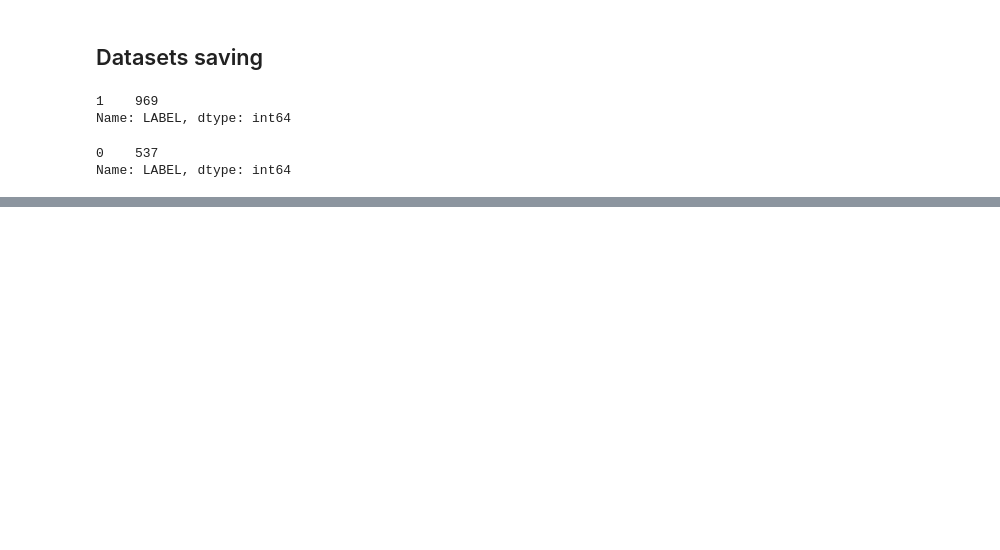
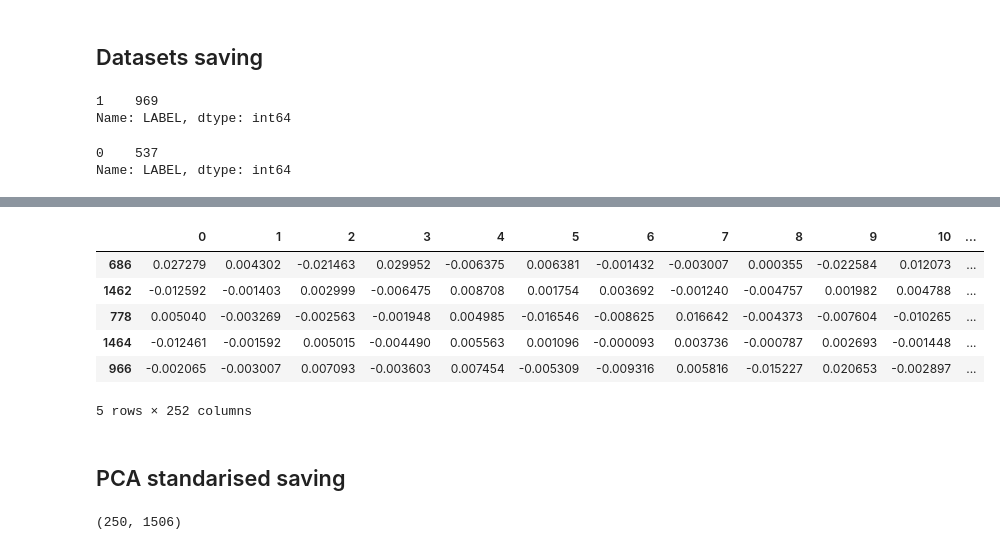
Before and after one commit to SolemnShark871/Churn, a Jupyter notebook: Data_exploration.ipynb, the cells around one changed output, grey strips where cells are left out. Drawn from its saved outputs; the diff is of its cells as text; code cells hidden in the pictures; blank space fills up the shorter version.

```diff
--- a/Data_exploration.ipynb
+++ b/Data_exploration.ipynb
@@ -795,0 +861,24 @@ df_merged.to_csv('not_scaled_not_pca_merged.csv')
+# %%
+# Dataframe with the datasets merged to perform PCA
+df_merged_1 = pd.concat([df_retired, df_non_retired], join = 'inner', ignore_index = True)
+# This dataframe has all the retired people at the start, such that the LABEL column is all 1s until it becomes all 0s
+# Check the indices for LABEL
+
+# df_merged_1[df_merged_1['LABEL'] == 0]
+# 969 is the first non-1 entry (i.e. the 969th row is where they change )
+
+df_merged_2 = df_merged_1.drop(['LABEL', 'PERSONA'], axis = 1 )
+df_merged_scaled = StandardScaler().fit_transform(df_merged_2)
+df_merged_scaled = pd.DataFrame(df_merged_scaled, columns = df_merged_2.columns)
+df_merged_scaled_1 = df_merged_scaled.drop(['LAMBDA'], axis = 1 )
+# %%
+#Principal Component Analysis PCA
+pca = PCA(n_components = 250)
+pca_merged = pca.fit(df_merged_scaled_1.T)
+
+print(pca_merged.components_.shape)
+
+# Put the labels back in
+df_pca = pd.DataFrame(pca_merged.components_.T) # Transpose back to 250 columns
+df_pca['LAMBDA'] = df_merged_scaled['LAMBDA']
+df_pca['LABEL'] = df_merged_1['LABEL']
@@ -795,0 +904,12 @@ df_merged.to_csv('not_scaled_not_pca_merged.csv')
+# %%
+# Shuffle the data back
+df_pca = df_pca.sample(frac = 1)
+df_pca.head()
+# %% [output]
+|  | 0 | 1 | 2 | 3 | 4 | 5 | 6 | 7 | 8 | 9 | 10 | ... |
+| 686 | 0.027279 | 0.004302 | -0.021463 | 0.029952 | -0.006375 | 0.006381 | -0.001432 | -0.003007 | 0.000355 | -0.022584 | 0.012073 | ... |
+| 1462 | -0.012592 | -0.001403 | 0.002999 | -0.006475 | 0.008708 | 0.001754 | 0.003692 | -0.001240 | -0.004757 | 0.001982 | 0.004788 | ... |
+| 778 | 0.005040 | -0.003269 | -0.002563 | -0.001948 | 0.004985 | -0.016546 | -0.008625 | 0.016642 | -0.004373 | -0.007604 | -0.010265 | ... |
+| 1464 | -0.012461 | -0.001592 | 0.005015 | -0.004490 | 0.005563 | 0.001096 | -0.000093 | 0.003736 | -0.000787 | 0.002693 | -0.001448 | ... |
+| 966 | -0.002065 | -0.003007 | 0.007093 | -0.003603 | 0.007454 | -0.005309 | -0.009316 | 0.005816 | -0.015227 | 0.020653 | -0.002897 | ... |
+5 rows × 252 columns
@@ -795,0 +922,2 @@ df_merged.to_csv('not_scaled_not_pca_merged.csv')
+# %% [markdown]
+## PCA standarised saving
@@ -795,0 +927,12 @@ df_merged.to_csv('not_scaled_not_pca_merged.csv')
+# %%
+##Principal Component Analysis PCA
+pca = PCA(n_components = 250)
+pca_merged = pca.fit(df_merged_scaled_3.T)
+
+print(pca_merged.components_.shape)
+
+# Put the labels back in
+df_pca = pd.DataFrame(pca_merged.components_.T) # Transpose back to 250 columns
+df_pca['LABEL'] = df_retired_nonretired_scaled['LABEL']
+# %% [output]
+(250, 1506)
```
Also changed, not shown: parts of 26 cells of this notebook.
